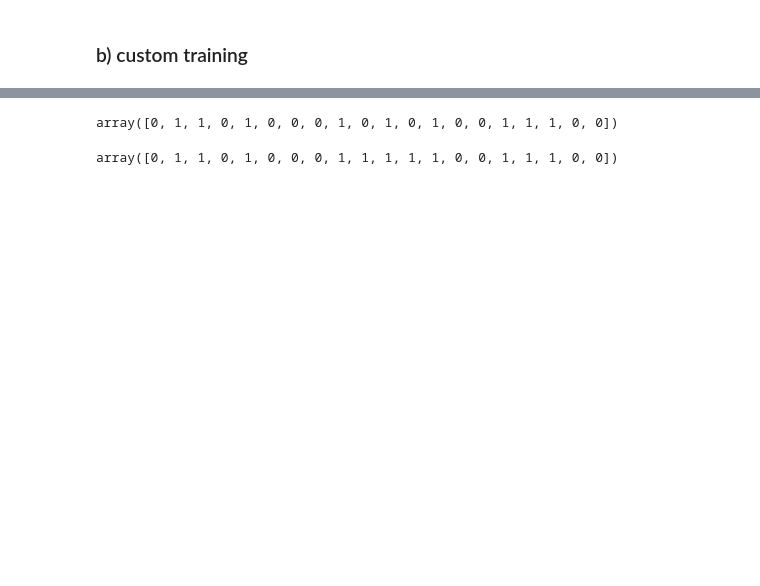
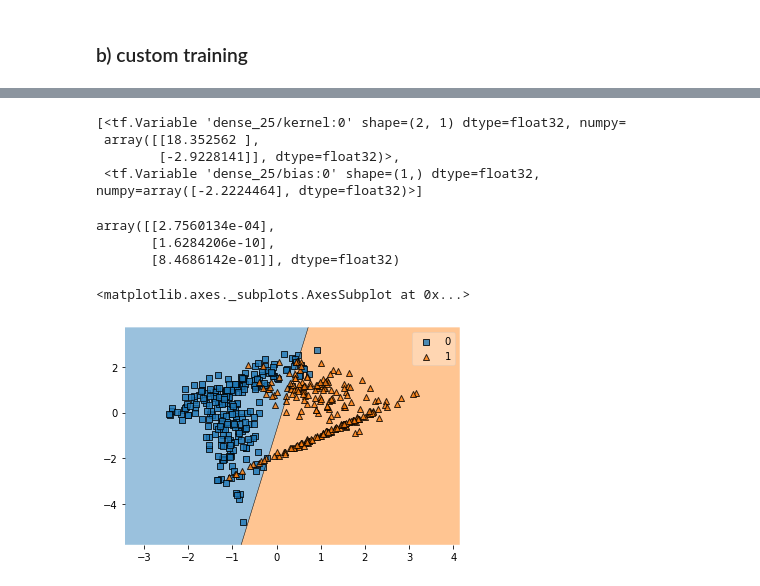
Before and after one commit to Jodahr/gans-learning, a Jupyter notebook: custom_training.ipynb, the cells around one changed output, grey strips where cells are left out. Saved outputs shown, nothing was run; the diff lists cells and outputs as text; code cells hidden in the pictures; blank space fills up the shorter version.

```diff
--- a/custom_training.ipynb
+++ b/custom_training.ipynb
@@ -294,3 +299,3 @@ model.compile(loss=losses.binary_crossentropy, metrics=["accuracy"])
 # %%
-model.fit(X,y, epochs=10, batch_size=16)
+custom_training.fit(X=X_data, y=y_data, epochs=100)
 # %% [output]
@@ -384,2 +319,15 @@ list(y_data)
+# %%
+clf = custom_training.model
+# %%
+clf.weights
+# %% [output]
+[<tf.Variable 'dense_25/kernel:0' shape=(2, 1) dtype=float32, numpy=
+ array([[18.352562 ],
+        [-2.9228141]], dtype=float32)>,
+ <tf.Variable 'dense_25/bias:0' shape=(1,) dtype=float32, numpy=array([-2.2224464], dtype=float32)>]
 # %%
-res = model.predict(X_test)
+clf.predict(X_test)[:3]
+# %% [output]
+array([[2.7560134e-04],
+       [1.6284206e-10],
+       [8.4686142e-01]], dtype=float32)
@@ -388,8 +334,5 @@ preds = np.where(res[:,0]>0.5, 1, 0)
-# %%
-y_test
-# %% [output]
-array([0, 1, 1, 0, 1, 0, 0, 0, 1, 0, 1, 0, 1, 0, 0, 1, 1, 1, 0, 0])
-# %%
-preds
-# %% [output]
-array([0, 1, 1, 0, 1, 0, 0, 0, 1, 1, 1, 1, 1, 0, 0, 1, 1, 1, 0, 0])
+# %%
+plot_decision_regions(X_train, y_train, clf=clf)
+# %% [output]
+<matplotlib.axes._subplots.AxesSubplot at 0x...>
+[figure, added]
```
Also changed, not shown: parts of 27 cells of this notebook.
